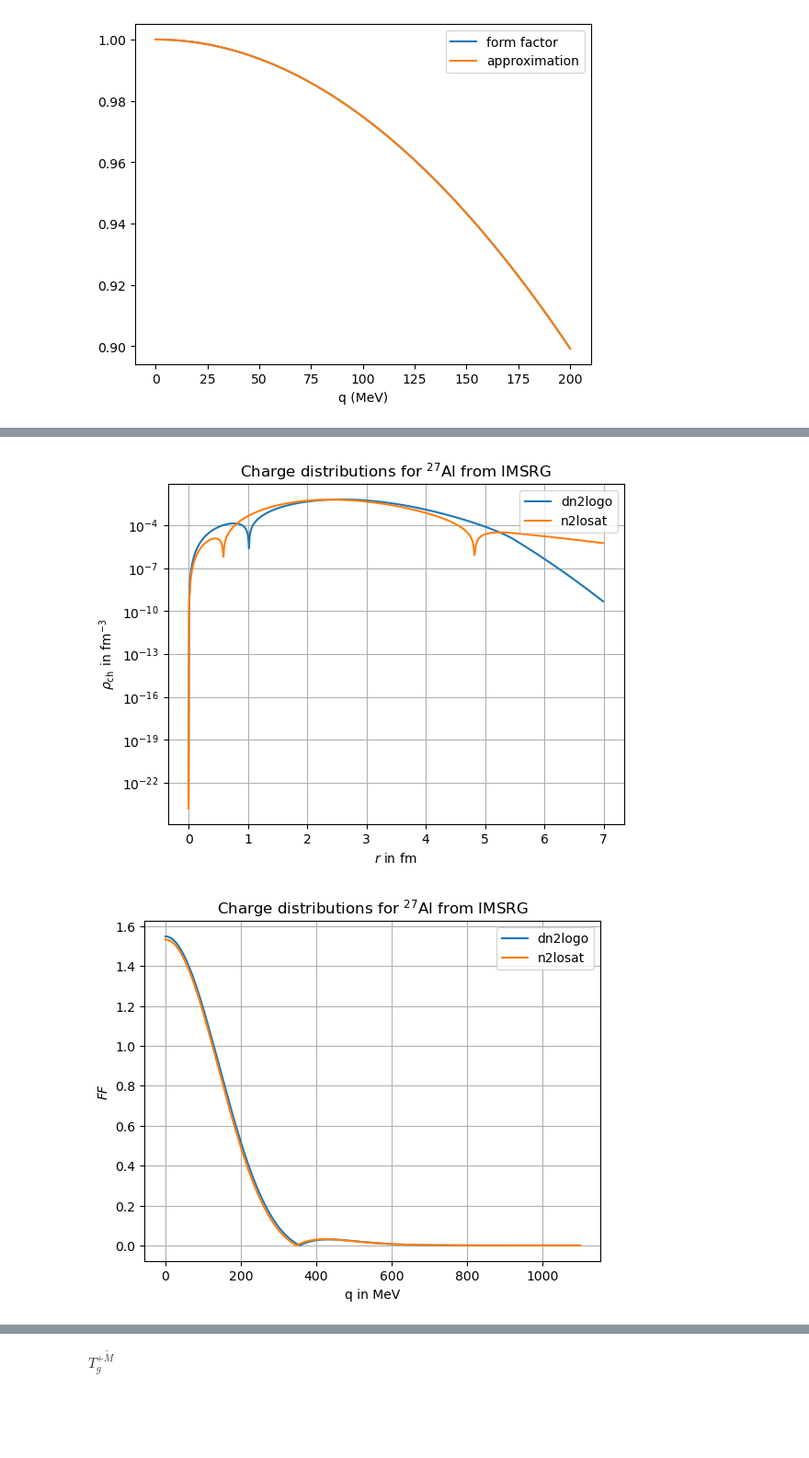
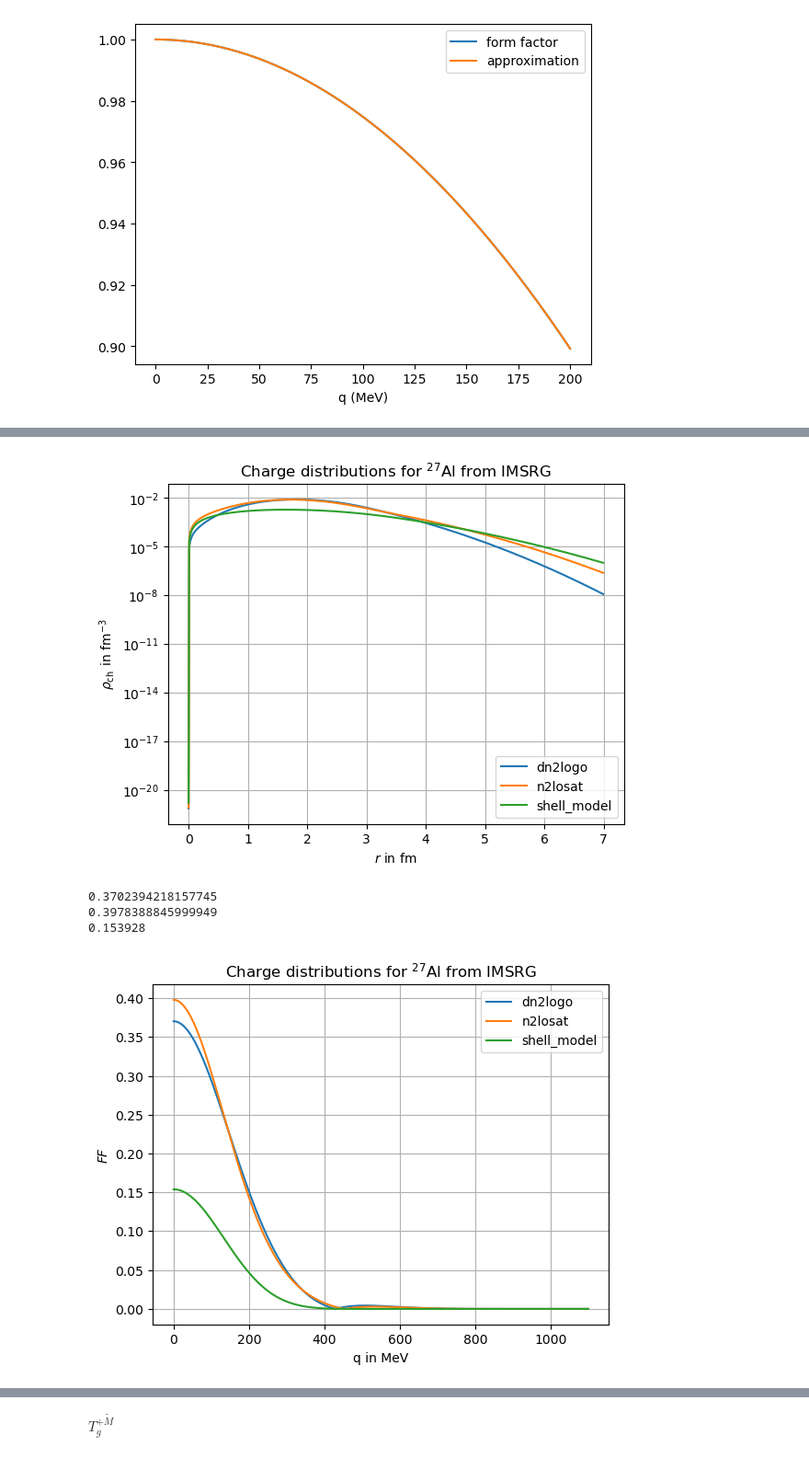
Before and after one commit to akotarel/phasr, a Jupyter notebook: docs/examples/Sub_Overlap_integrals.ipynb, the cells around one changed output, grey strips where cells are left out. Shown at 92% size. Cells and saved outputs as stored; diff of their text form; code cells hidden in the pictures; blank space fills up the shorter version.

```diff
--- a/docs/examples/Sub_Overlap_integrals.ipynb
+++ b/docs/examples/Sub_Overlap_integrals.ipynb
@@ -315,7 +315,7 @@ q_cutoff={}
 for key in r_cut:
     q_cutoff[key] = 1050.
 #AI_dict = phr.dirac_solvers.post_processing.correlation.prepare_results(Z=13,A=27,FF_dict=FF_dict,name='Al27_ab_initio',r_cut=r_cut,q_cutoff=q_cutoff,extrapolation_selector=extrapolation_selector,renew=False)
-AI_dict = phr.dirac_solvers.post_processing.correlation.prepare_results(Z=13,A=27,folder_path='./IMSRG_27Al(2)/',name='Al27_ab_initio',r_cut=r_cut,q_cutoff=q_cutoff,extrapolation_selector=extrapolation_selector,renew=False)
+AI_dict = phr.dirac_solvers.post_processing.correlation.prepare_results(Z=13,A=27,FF_dict=FF_dict,folder_path='./IMSRG_27Al(2)/',name='Al27_ab_initio',r_cut=r_cut,q_cutoff=q_cutoff,extrapolation_selector=extrapolation_selector,renew=False)
 # %% [output]
 Loaded datasets: ['dn2logo', 'n2losat']
 data loaded from  ./tmp/nucleus_splines/charge_density_M0p_Al27_ab_initio_dn2logo1050.0_x=0.0-7.0-0.05.txt
@@ -339,7 +339,7 @@ data loaded from  ./tmp/nucleus_splines/electric_potential_Al27_ab_initio_n2losa
 r=np.arange(0,7.,0.01)
 for key in AI_dict:
     key_nucleus = AI_dict[key]['atom']
-    response=key_nucleus.rho2dotSigmap3p
+    response=key_nucleus.rho2dotSigmapp1p
     plt.plot(r,np.abs(response(r)),label=key)
 plt.title('Charge distributions for $^{27}$Al from IMSRG')
 plt.xlabel(r'$r$ in fm')
@@ -350,23 +350,31 @@ plt.yscale('log')
 plt.legend()
 plt.show()
 # %% [output]
-[figure, old version]
+[figure, new version]
 # %%
 q=np.arange(0.,1100,1.)
+spinp=0.326
+spinn=0.038
+J=5/2
 for key in AI_dict:
     key_nucleus = AI_dict[key]['atom']
-    response=key_nucleus.FPhipp0p
+    response=key_nucleus.FSigmapp1p
     plt.plot(q,np.abs(response(q)),label=key)
+    #expectation=np.sqrt(1/3)*np.sqrt((2*J+1)*(J+1)/(4*np.pi*J))*spinn
+    print(response(0.))
 plt.title('Charge distributions for $^{27}$Al from IMSRG')
 plt.xlabel(r'q in MeV')
 plt.ylabel(r'$FF$')
 plt.grid()
 plt.yscale('linear')
 #plt.xlim(0,8)
 plt.legend()
 plt.show()
 # %% [output]
+0.3702394218157745
+0.3978388845999949
+0.153928
-[figure, old version]
+[figure, new version]
 # %%
 # Iterate over nuclear structure model
 for AI_model in AI_dict:
```
Also changed, not shown: parts of 7 cells of this notebook, 2 other files.
